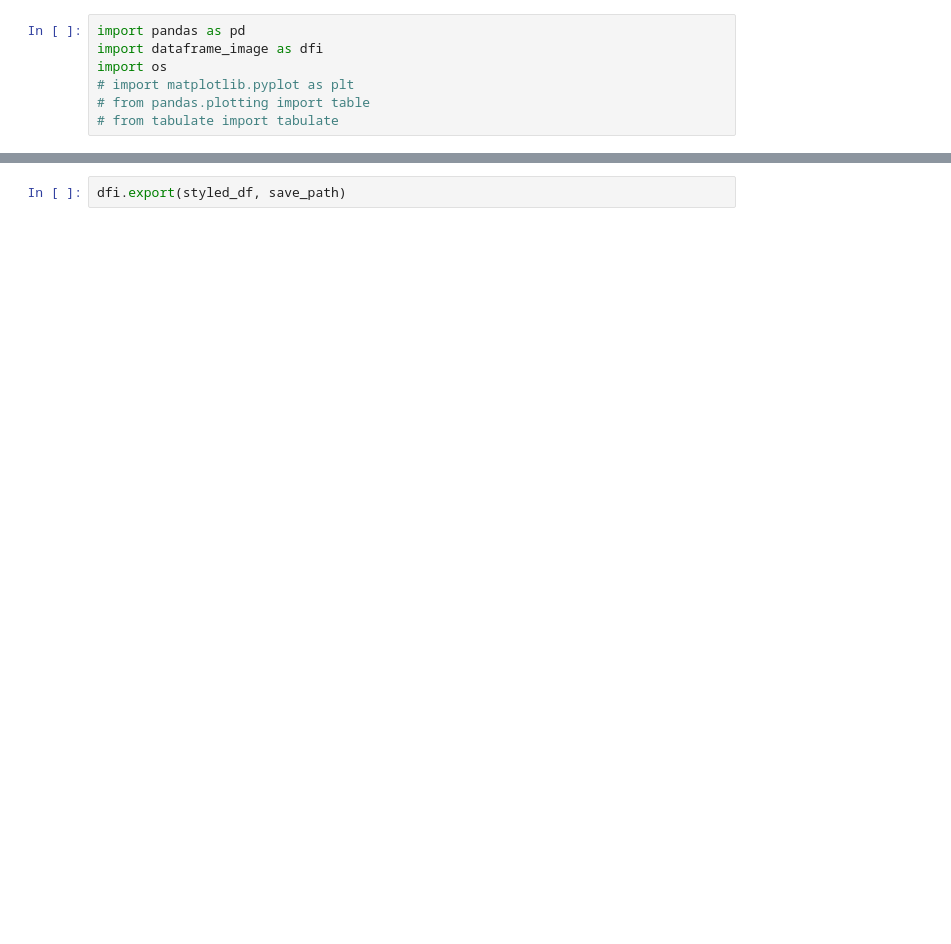
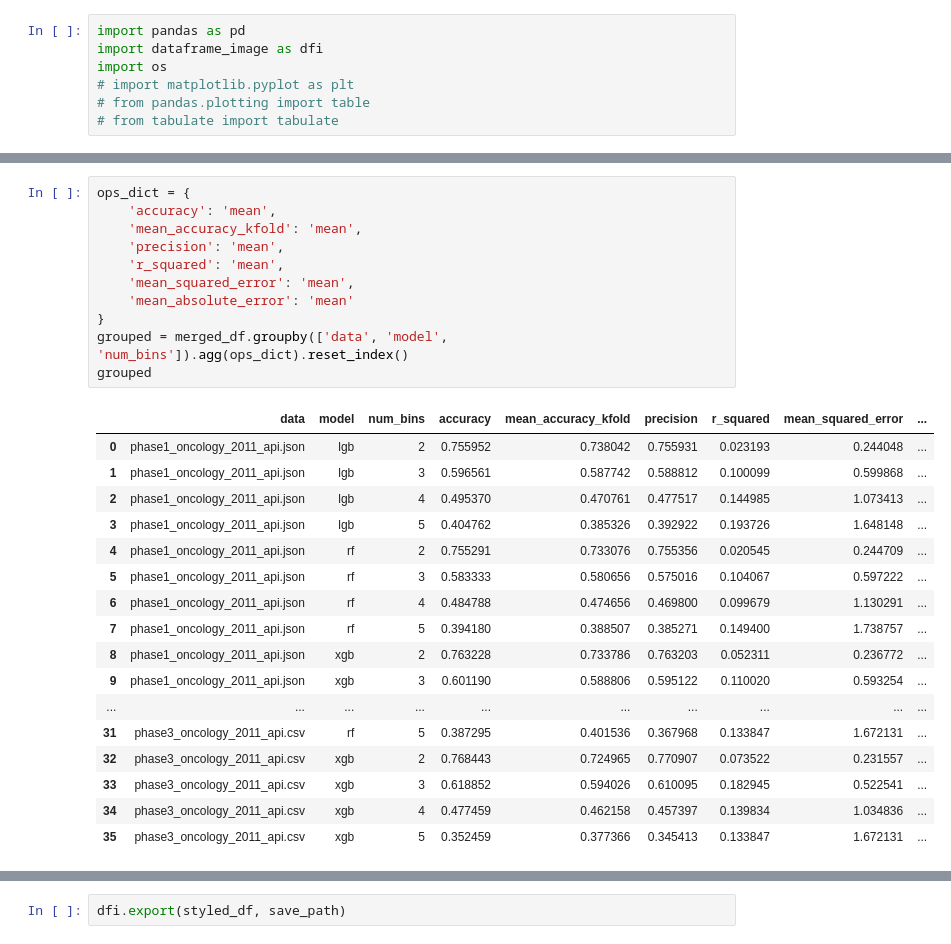
Before and after one commit to cynthiaxu04/predicting-clinicaltrials, a Jupyter notebook: model/make_figures.ipynb, the cells around one changed output, grey strips where cells are left out. Saved outputs shown, nothing was run; the diff lists cells and outputs as text; blank space fills up the shorter version.

```diff
--- a/model/make_figures.ipynb
+++ b/model/make_figures.ipynb
@@ -54,0 +85,29 @@ merged_df
+# %%
+ops_dict = {
+    'accuracy': 'mean',
+    'mean_accuracy_kfold': 'mean',
+    'precision': 'mean',
+    'r_squared': 'mean',
+    'mean_squared_error': 'mean',
+    'mean_absolute_error': 'mean'
+}
+grouped = merged_df.groupby(['data', 'model', 'num_bins']).agg(ops_dict).reset_index()
+grouped
+# %% [output]
+|  | data | model | num_bins | accuracy | mean_accuracy_kfold | precision | r_squared | mean_squared_error | ... |
+| 0 | phase1_oncology_2011_api.json | lgb | 2 | 0.755952 | 0.738042 | 0.755931 | 0.023193 | 0.244048 | ... |
+| 1 | phase1_oncology_2011_api.json | lgb | 3 | 0.596561 | 0.587742 | 0.588812 | 0.100099 | 0.599868 | ... |
+| 2 | phase1_oncology_2011_api.json | lgb | 4 | 0.495370 | 0.470761 | 0.477517 | 0.144985 | 1.073413 | ... |
+| 3 | phase1_oncology_2011_api.json | lgb | 5 | 0.404762 | 0.385326 | 0.392922 | 0.193726 | 1.648148 | ... |
+| 4 | phase1_oncology_2011_api.json | rf | 2 | 0.755291 | 0.733076 | 0.755356 | 0.020545 | 0.244709 | ... |
+| 5 | phase1_oncology_2011_api.json | rf | 3 | 0.583333 | 0.580656 | 0.575016 | 0.104067 | 0.597222 | ... |
+| 6 | phase1_oncology_2011_api.json | rf | 4 | 0.484788 | 0.474656 | 0.469800 | 0.099679 | 1.130291 | ... |
+| 7 | phase1_oncology_2011_api.json | rf | 5 | 0.394180 | 0.388507 | 0.385271 | 0.149400 | 1.738757 | ... |
+| 8 | phase1_oncology_2011_api.json | xgb | 2 | 0.763228 | 0.733786 | 0.763203 | 0.052311 | 0.236772 | ... |
+| 9 | phase1_oncology_2011_api.json | xgb | 3 | 0.601190 | 0.588806 | 0.595122 | 0.110020 | 0.593254 | ... |
+| ... | ... | ... | ... | ... | ... | ... | ... | ... | ... |
+| 31 | phase3_oncology_2011_api.csv | rf | 5 | 0.387295 | 0.401536 | 0.367968 | 0.133847 | 1.672131 | ... |
+| 32 | phase3_oncology_2011_api.csv | xgb | 2 | 0.768443 | 0.724965 | 0.770907 | 0.073522 | 0.231557 | ... |
+| 33 | phase3_oncology_2011_api.csv | xgb | 3 | 0.618852 | 0.594026 | 0.610095 | 0.182945 | 0.522541 | ... |
+| 34 | phase3_oncology_2011_api.csv | xgb | 4 | 0.477459 | 0.462158 | 0.457397 | 0.139834 | 1.034836 | ... |
+| 35 | phase3_oncology_2011_api.csv | xgb | 5 | 0.352459 | 0.377366 | 0.345413 | 0.133847 | 1.672131 | ... |
```
Also changed, not shown: parts of 11 cells of this notebook, 30 other files.
